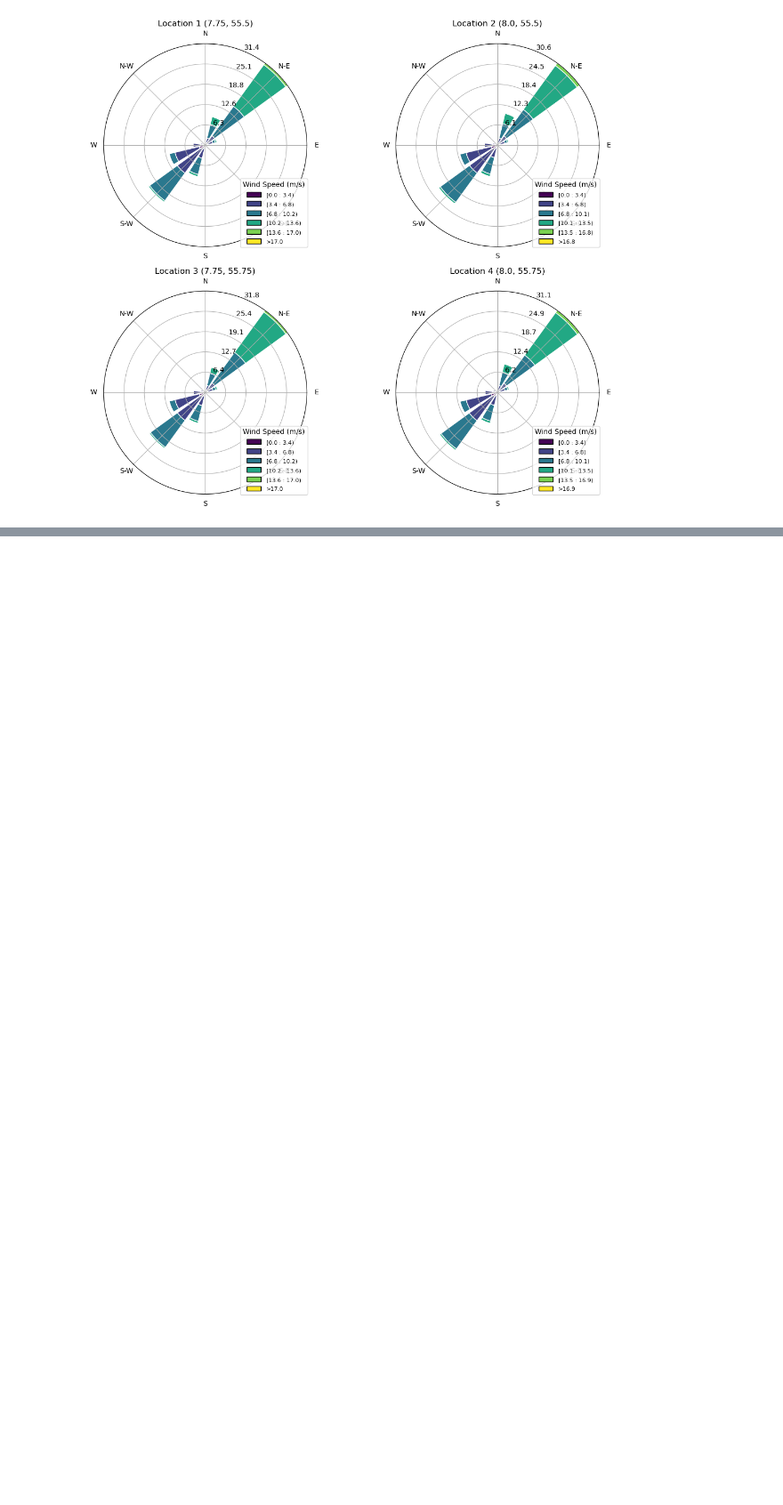
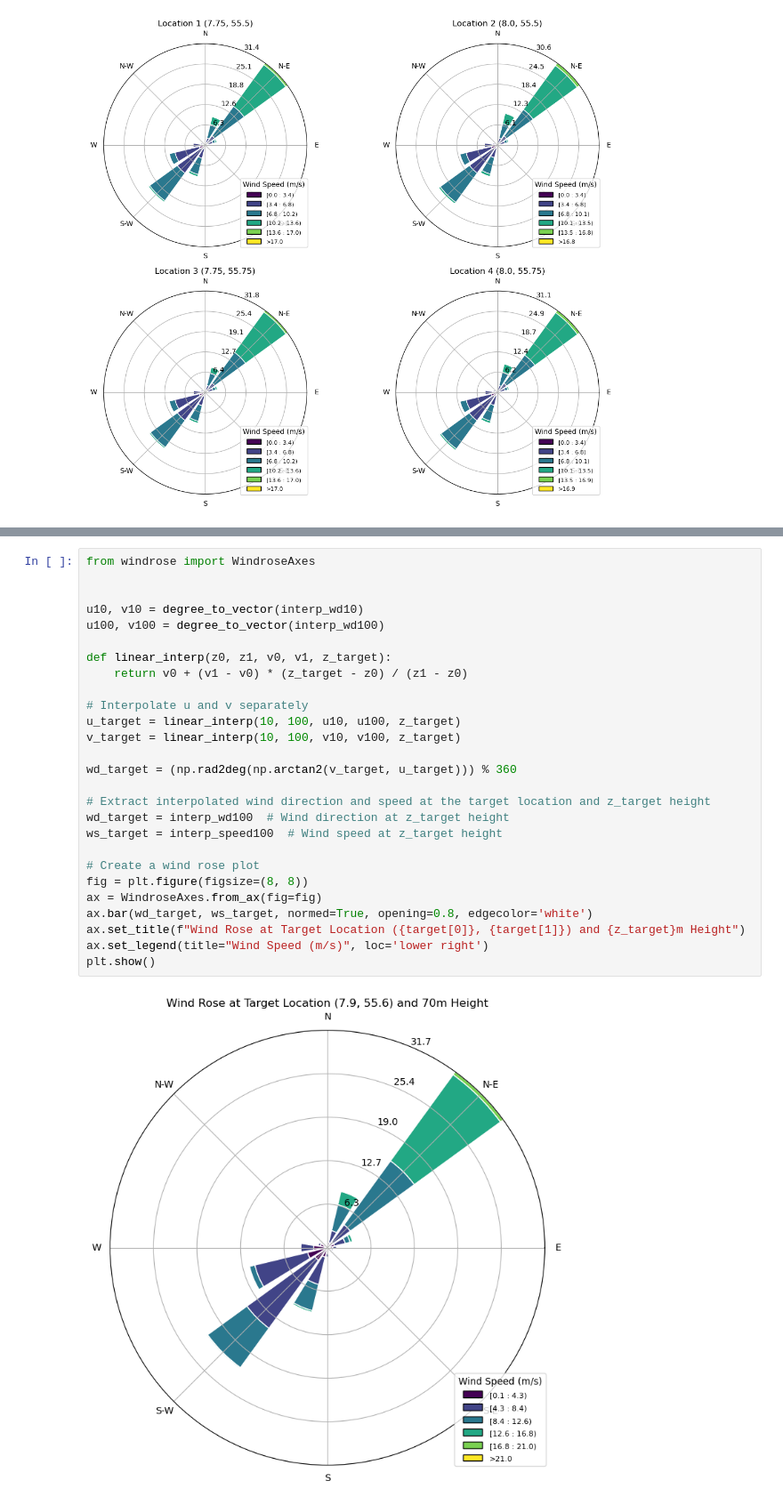
Before and after one commit to DTUWindEducation/final-project-bladepyrunner, a Jupyter notebook: main_code.ipynb, the cells around one changed output, grey strips where cells are left out. Shown at 89% size. Drawn from its saved outputs; the diff is of its cells as text; blank space fills up the shorter version.

```diff
--- a/main_code.ipynb
+++ b/main_code.ipynb
@@ -318,0 +386,29 @@ See the caveats in the documentation: https://pandas.pydata.org/pandas-docs/stab
+# %%
+from windrose import WindroseAxes
+
+
+u10, v10 = degree_to_vector(interp_wd10)
+u100, v100 = degree_to_vector(interp_wd100)
+
+def linear_interp(z0, z1, v0, v1, z_target):
+    return v0 + (v1 - v0) * (z_target - z0) / (z1 - z0)
+
+# Interpolate u and v separately
+u_target = linear_interp(10, 100, u10, u100, z_target)
+v_target = linear_interp(10, 100, v10, v100, z_target)
+
+wd_target = (np.rad2deg(np.arctan2(v_target, u_target))) % 360
+
+# Extract interpolated wind direction and speed at the target location and z_target height
+wd_target = interp_wd100  # Wind direction at z_target height
+ws_target = interp_speed100  # Wind speed at z_target height
+
+# Create a wind rose plot
+fig = plt.figure(figsize=(8, 8))
+ax = WindroseAxes.from_ax(fig=fig)
+ax.bar(wd_target, ws_target, normed=True, opening=0.8, edgecolor='white')
+ax.set_title(f"Wind Rose at Target Location ({target[0]}, {target[1]}) and {z_target}m Height")
+ax.set_legend(title="Wind Speed (m/s)", loc='lower right')
+plt.show()
+# %% [output]
+[figure, added]
```
Also changed, not shown: parts of 5 cells of this notebook.
